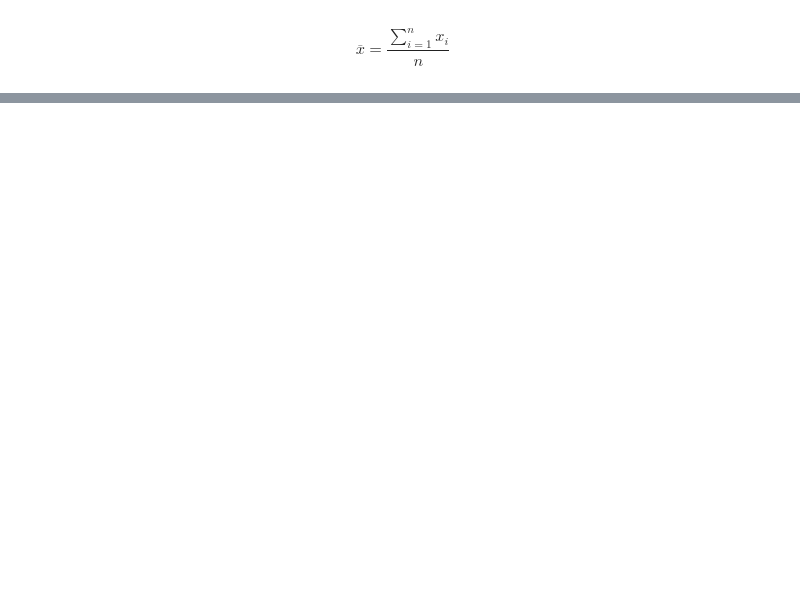
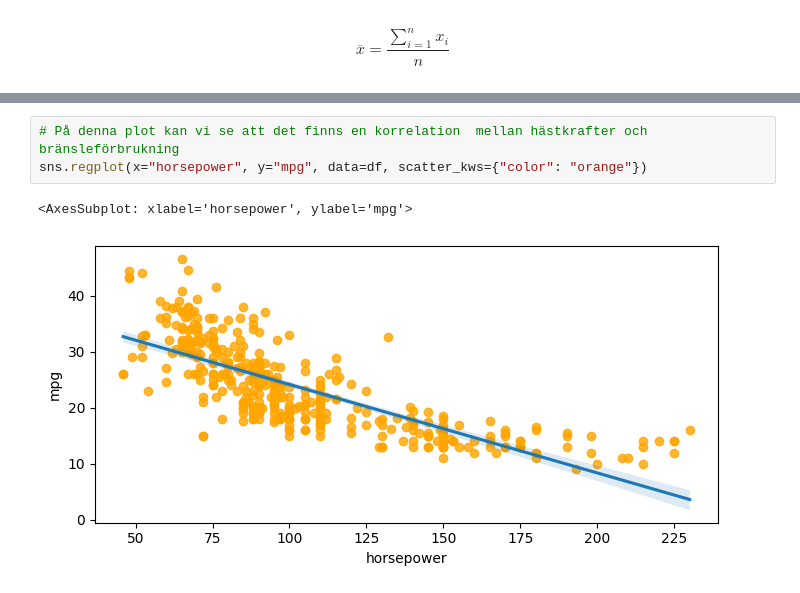
Before and after one commit to MxLied/Ai22Statistik, a Jupyter notebook: cars.ipynb, the cells around one changed output, grey strips where cells are left out. Cells and saved outputs as stored; diff of their text form; blank space fills up the shorter version.

```diff
--- a/cars.ipynb
+++ b/cars.ipynb
@@ -153,0 +180,6 @@ plt.show()
+# %%
+# På denna plot kan vi se att det finns en korrelation  mellan hästkrafter och bränsleförbrukning
+sns.regplot(x="horsepower", y="mpg", data=df, scatter_kws={"color": "orange"})
+# %% [output]
+<AxesSubplot: xlabel='horsepower', ylabel='mpg'>
+[figure, added]
```
Also changed, not shown: parts of 26 cells of this notebook.
